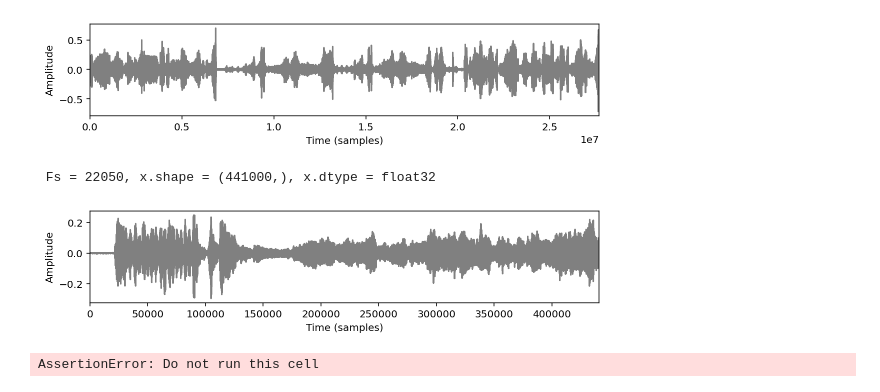
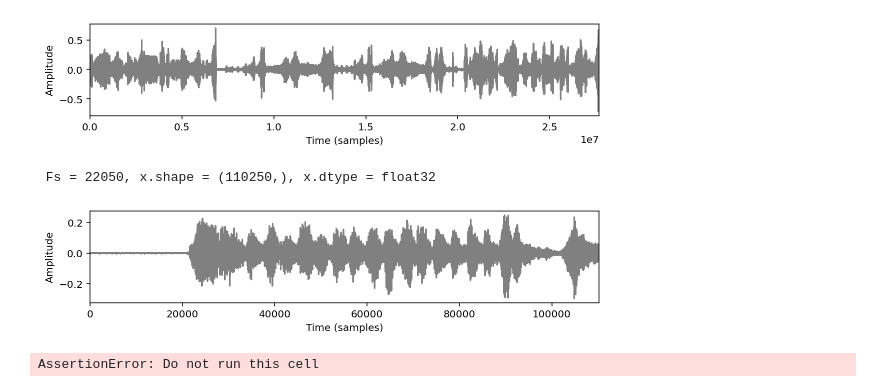
Before and after one commit to dinhviettoanle/obd_influxdb, a Jupyter notebook: maestro_dataset_processing.ipynb, the cells around one changed output. Saved outputs shown, nothing was run; the diff lists cells and outputs as text; code cells hidden in the pictures.

```diff
--- a/maestro_dataset_processing.ipynb
+++ b/maestro_dataset_processing.ipynb
@@ -209,11 +209,11 @@ client = influxdb_client.InfluxDBClient(
         timeout=60_000
     )
 # %%
-part_y = y[:20*sr]
+part_y = y[:5*sr]
 print_signal(part_y, sr)
 # %% [output]
- Fs = 22050, x.shape = (441000,), x.dtype = float32
+ Fs = 22050, x.shape = (110250,), x.dtype = float32
-[figure, old version]
+[figure, new version]
 # %%
 assert False, "Do not run this cell"
 
```
Also changed, not shown: parts of 8 cells of this notebook, 7 other files.
